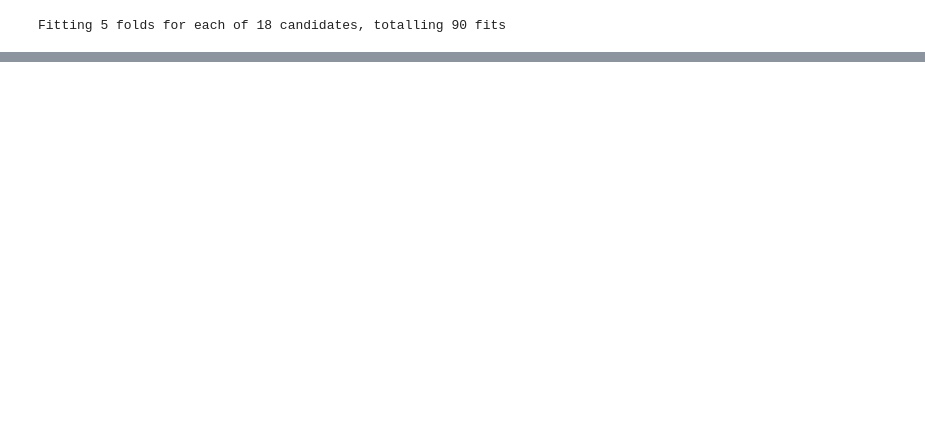
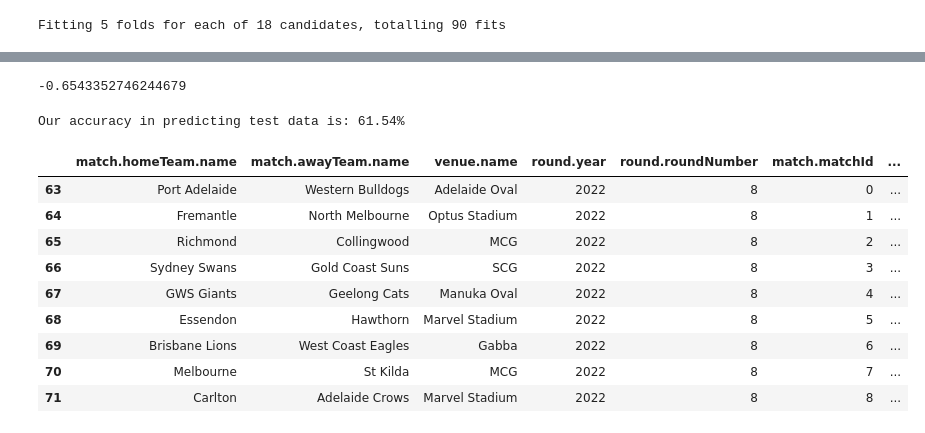
Before and after one commit to Sage-of-Sparta/probabilistic-afl-tipping, a Jupyter notebook: notebooks/AFL_pred.ipynb, the cells around one changed output, grey strips where cells are left out. Cells and saved outputs as stored; diff of their text form; code cells hidden in the pictures; blank space fills up the shorter version.

```diff
--- a/notebooks/AFL_pred.ipynb
+++ b/notebooks/AFL_pred.ipynb
@@ -21,7 +21,7 @@ from sklearn.discriminant_analysis import LinearDiscriminantAnalysis
 from sklearn.naive_bayes import GaussianNB
 from sklearn.model_selection import train_test_split
 # %%
-def load_afl_data():
+def load_afl_data(pred_round):
     df_2017 = pd.read_csv("../data/afl_results_2017.csv")
     #print(df_2017.shape)
     df_2018 = pd.read_csv("../data/afl_results_2018.csv")
@@ -33,6 +33,10 @@ def load_afl_data():
     df_2021 = pd.read_csv("../data/afl_results_2021.csv")
     #print(df_2021.shape)
     df_2022 = pd.read_csv("../data/afl_results_2022.csv")
+    pred_round_results = df_2022[df_2022['round.roundNumber'] == pred_round]
+    df_2022 = df_2022[df_2022['round.roundNumber'] < pred_round]
+
+
     #print(df_2022.shape)
     df_all = pd.concat([df_2017, df_2018, df_2019, df_2020, df_2021,df_2022], axis=0)
     df_all['Date'] = pd.to_datetime(df_all['match.date']).dt.strftime("%Y-%m-%d")
@@ -47,17 +51,20 @@ def load_afl_data():
     df_players_2021 = pd.read_csv("../data/afl_players_stats_2021.csv")
     #print(df_players_2021.shape)
     df_players_2022 = pd.read_csv("../data/afl_players_stats_2022.csv")
+    df_players_2022 = df_players_2022[df_players_2022['Round'] < pred_round]
+
     #print(df_players_2022.shape)
     df_players = pd.concat([df_players_2017, df_players_2018, df_players_2019,df_players_2020,df_players_2021,df_players_2022], axis=0)
     #print(df_players.shape)
     #df_players.columns
+
     df_fixture = pd.read_csv("../data/fixture_2022.csv")
-    df_next_games_teams = df_fixture[(df_fixture['status'] != "CONCLUDED") & (df_fixture['round.roundNumber'] == 11)]
+    df_next_games_teams = df_fixture[(df_fixture['round.roundNumber'] == pred_round)]
     df_next_games_teams = df_next_games_teams[['home.team.name','away.team.name','venue.name','compSeason.year','round.roundNumber']]
     df_next_games_teams = df_next_games_teams.rename(columns={'home.team.name': 'match.homeTeam.name', 'away.team.name': 'match.awayTeam.name','compSeason.year':'round.year'})
     df_next_games_teams['match.matchId'] = np.arange(len(df_next_games_teams))
 
-    return df_all, df_players, df_fixture, df_next_games_teams
+    return df_all, df_players, df_fixture, df_next_games_teams, pred_round_results
 
 def get_aggregate_player_stats(df=None):
 
@@ -73,7 +80,7 @@ def get_aggregate_player_stats(df=None):
                    .reset_index(drop=True))
     return agg_stats
 # %%
-df_all, df_players, df_fixture, df_next_games_teams = load_afl_data()
+df_all, df_players, df_fixture, df_next_games_teams, pred_round_results = load_afl_data(8)
 agg_player = get_aggregate_player_stats(df_players)
 afl_df = df_all.merge(agg_player, on=['Date', 'match.homeTeam.name', 'match.awayTeam.name'], how='left')
 print(afl_df.shape)
@@ -560,7 +624,36 @@ Feature Importance: f_Substitute                        0.0%
 Feature Importance: f_group_id                          0.0%
 Feature Importance: f_ATGDIFF                           0.0%
 Feature Importance: f_goal_diff                         0.0%
+# %%
+kfold = StratifiedKFold(n_splits=10)
+cv_scores = cross_val_score(linear_model.LogisticRegression(**lr_best_params), X_train, y_train, scoring='neg_log_loss', cv=kfold)
+cv_scores.mean()
+# %% [output]
+-0.6543352746244679
+# %%
+lr = LogisticRegression(**lr_best_params)
+lr.fit(X_train, y_train)
+final_predictions_lr = lr.predict(X_test)
+
+accuracy = (final_predictions_lr == y_test).mean() * 100
+
+print("Our accuracy in predicting test data is: {:.2f}%".format(accuracy))
+# %% [output]
+Our accuracy in predicting test data is: 61.54%
 # %%
 next_round_features = features[features['train_data']==0][feature_columns]
 
 next_round_predictions = lr.predict(next_round_features)
+# %%
+df_next_games_teams
+# %% [output]
+|  | match.homeTeam.name | match.awayTeam.name | venue.name | round.year | round.roundNumber | match.matchId | ... |
+| 63 | Port Adelaide | Western Bulldogs | Adelaide Oval | 2022 | 8 | 0 | ... |
+| 64 | Fremantle | North Melbourne | Optus Stadium | 2022 | 8 | 1 | ... |
+| 65 | Richmond | Collingwood | MCG | 2022 | 8 | 2 | ... |
+| 66 | Sydney Swans | Gold Coast Suns | SCG | 2022 | 8 | 3 | ... |
+| 67 | GWS Giants | Geelong Cats | Manuka Oval | 2022 | 8 | 4 | ... |
+| 68 | Essendon | Hawthorn | Marvel Stadium | 2022 | 8 | 5 | ... |
+| 69 | Brisbane Lions | West Coast Eagles | Gabba | 2022 | 8 | 6 | ... |
+| 70 | Melbourne | St Kilda | MCG | 2022 | 8 | 7 | ... |
+| 71 | Carlton | Adelaide Crows | Marvel Stadium | 2022 | 8 | 8 | ... |
```
Also changed, not shown: parts of 29 cells of this notebook, 5 other files.
